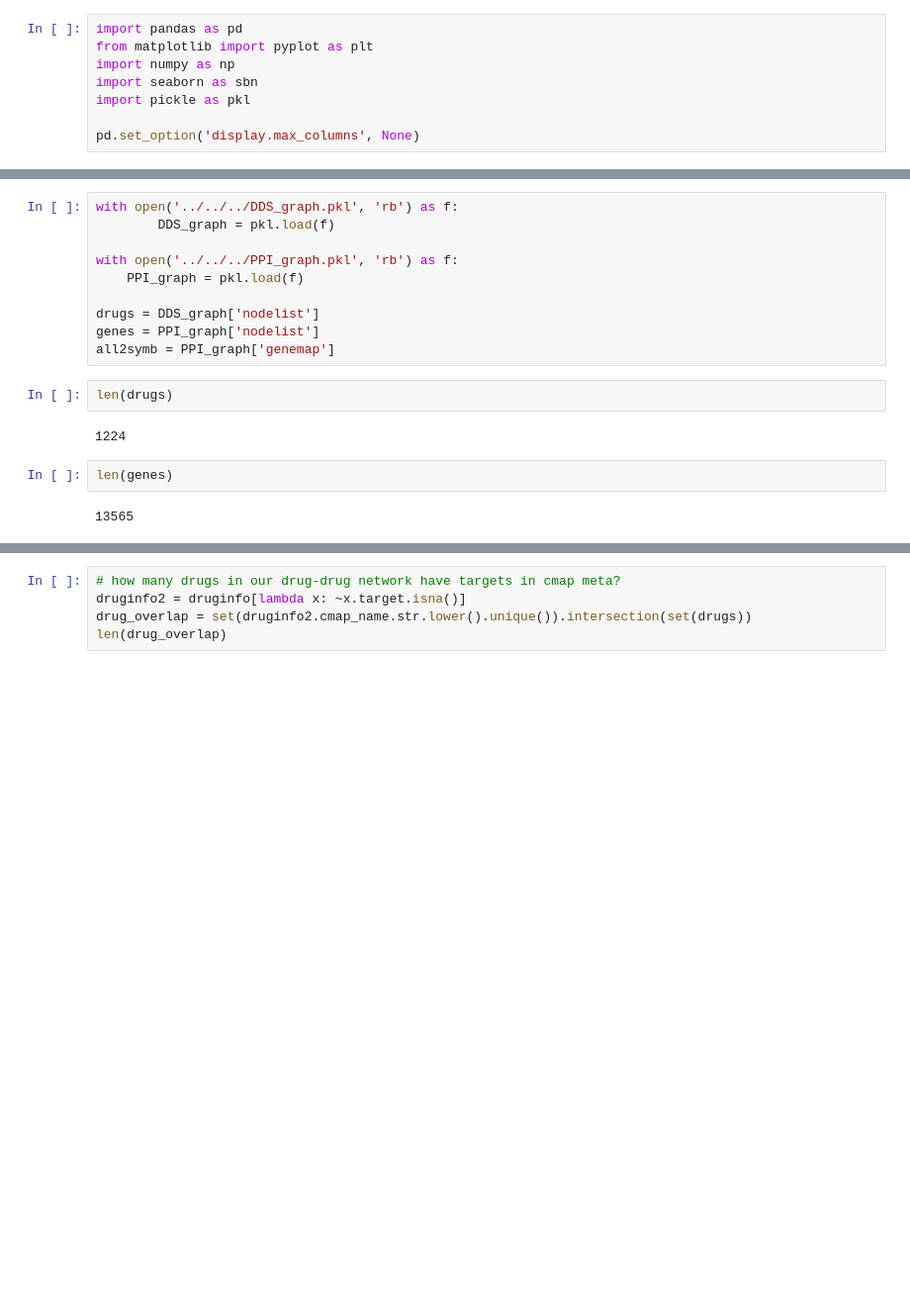
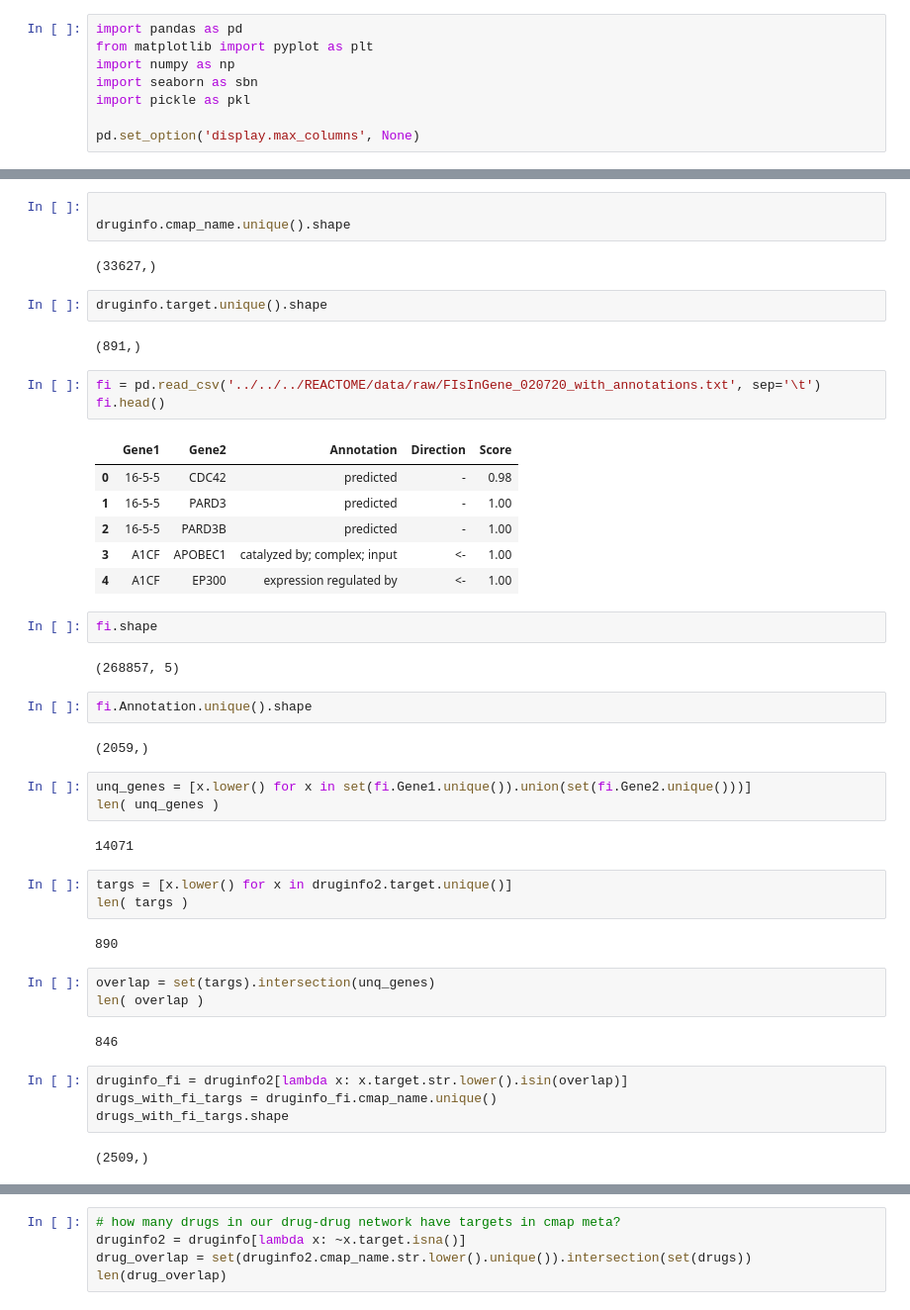
Before and after one commit to nathanieljevans/cancer_perturbation_datasets, a Jupyter notebook: LINCS/LVL3/notebooks/compound_meta_eda.ipynb, the cells around one changed output, grey strips where cells are left out. Shown: that part at 99% size. Saved outputs shown, nothing was run; the diff lists cells and outputs as text; blank space fills up the shorter version.

```diff
--- a/LINCS/LVL3/notebooks/compound_meta_eda.ipynb
+++ b/LINCS/LVL3/notebooks/compound_meta_eda.ipynb
@@ -18,21 +18,51 @@ druginfo2.head()
 | 604 | BRD-K39381259 | DMH1 | ACVR1 | ALK inhibitor | CC(C)Oc1ccc(cc1)-c1cnc2c(cnn2c1)-... | JMIFGARJSWXZSH-UHFFFAOYSA-N | DMH-1 |
 | 605 | BRD-K43002773 | GDC-0068 | AKT3 | Akt inhibitor | C[C@@H]1C[C@H](C2=C1C(=NC=N2)N3CC... | GRZXWCHAXNAUHY-NSISKUIASA-N | ipatasertib |
 | 606 | BRD-K43002773 | GDC-0068 | AKT1 | Akt inhibitor | C[C@@H]1C[C@H](C2=C1C(=NC=N2)N3CC... | GRZXWCHAXNAUHY-NSISKUIASA-N | ipatasertib |
-# %%
-with open('../../../DDS_graph.pkl', 'rb') as f:
-        DDS_graph = pkl.load(f)
-
-with open('../../../PPI_graph.pkl', 'rb') as f:
-    PPI_graph = pkl.load(f)
-
-drugs = DDS_graph['nodelist']
-genes = PPI_graph['nodelist']
-all2symb = PPI_graph['genemap']
-# %%
-len(drugs)
-# %% [output]
-1224
-# %%
-len(genes)
-# %% [output]
-13565
+# %%
+
+druginfo.cmap_name.unique().shape
+# %% [output]
+(33627,)
+# %%
+druginfo.target.unique().shape
+# %% [output]
+(891,)
+# %%
+fi = pd.read_csv('../../../REACTOME/data/raw/FIsInGene_020720_with_annotations.txt', sep='\t')
+fi.head()
+# %% [output]
+|  | Gene1 | Gene2 | Annotation | Direction | Score |
+| 0 | 16-5-5 | CDC42 | predicted | - | 0.98 |
+| 1 | 16-5-5 | PARD3 | predicted | - | 1.00 |
+| 2 | 16-5-5 | PARD3B | predicted | - | 1.00 |
+| 3 | A1CF | APOBEC1 | catalyzed by; complex; input | <- | 1.00 |
+| 4 | A1CF | EP300 | expression regulated by | <- | 1.00 |
+# %%
+fi.shape
+# %% [output]
+(268857, 5)
+# %%
+fi.Annotation.unique().shape
+# %% [output]
+(2059,)
+# %%
+unq_genes = [x.lower() for x in set(fi.Gene1.unique()).union(set(fi.Gene2.unique()))]
+len( unq_genes )
+# %% [output]
+14071
+# %%
+targs = [x.lower() for x in druginfo2.target.unique()]
+len( targs )
+# %% [output]
+890
+# %%
+overlap = set(targs).intersection(unq_genes)
+len( overlap )
+# %% [output]
+846
+# %%
+druginfo_fi = druginfo2[lambda x: x.target.str.lower().isin(overlap)]
+drugs_with_fi_targs = druginfo_fi.cmap_name.unique()
+drugs_with_fi_targs.shape
+# %% [output]
+(2509,)
```
Also changed, not shown: parts of 9 cells of this notebook, 4 other files.
